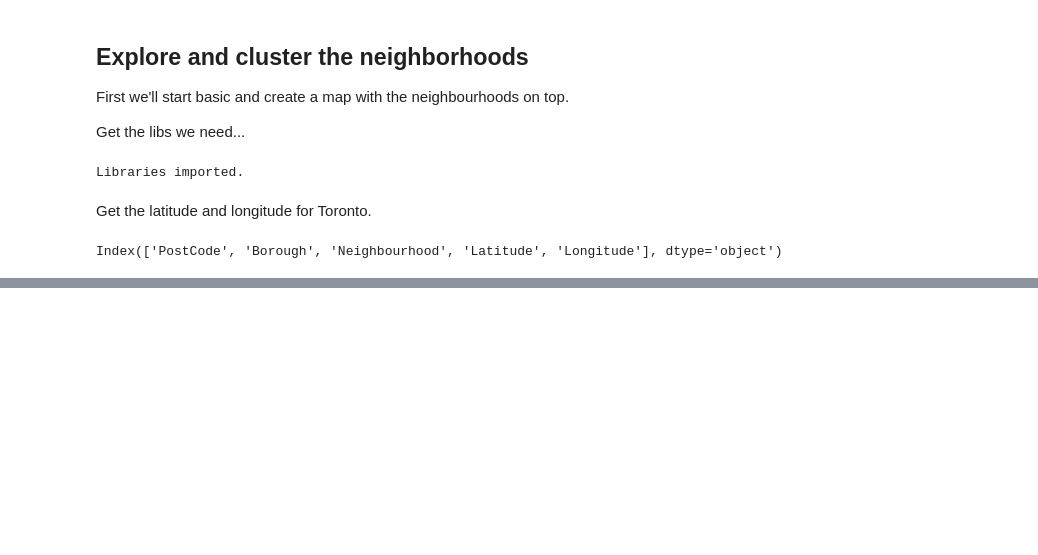
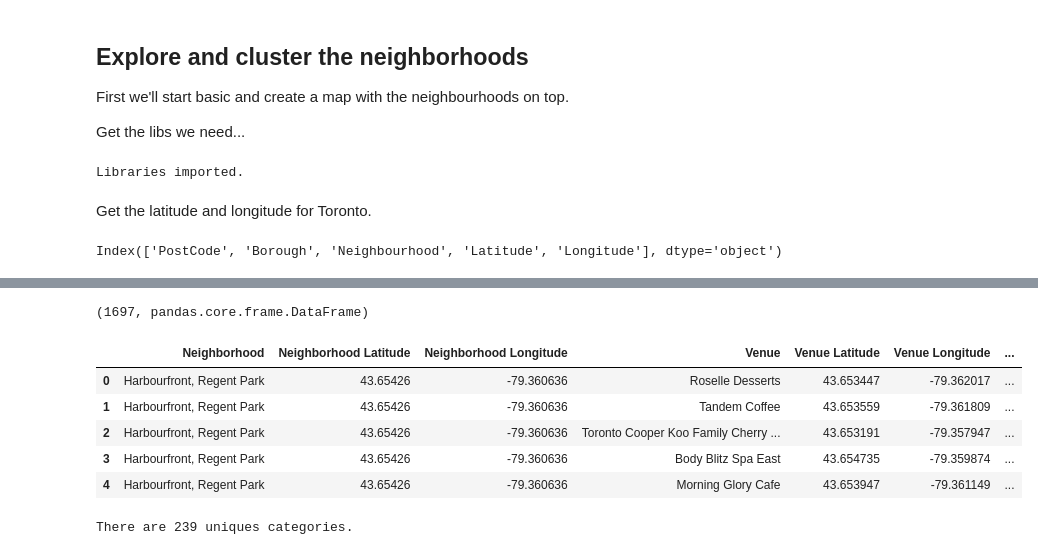
Before and after one commit to simongarisch/Coursera_Capstone, a Jupyter notebook: Segmenting and Clustering Neighborhoods in Toronto.ipynb, the cells around one changed output, grey strips where cells are left out. Drawn from its saved outputs; the diff is of its cells as text; code cells hidden in the pictures; blank space fills up the shorter version.

```diff
--- a/Segmenting and Clustering Neighborhoods in Toronto.ipynb
+++ b/Segmenting and Clustering Neighborhoods in Toronto.ipynb
@@ -270,0 +317,18 @@ map_toronto
+# %%
+map_toronto = folium.Map(location=[tlat, tlng], zoom_start=10)
+
+# add markers to map
+for lat, lng, borough, neighborhood in zip(dff['Latitude'], dff['Longitude'], dff['Borough'], dff['Neighbourhood']):
+    label = '{}, {}'.format(neighborhood, borough)
+    label = folium.Popup(label, parse_html=True)
+    folium.CircleMarker(
+        [lat, lng],
+        radius=5,
+        popup=label,
+        color='blue',
+        fill=True,
+        fill_color='#3186cc',
+        fill_opacity=0.7,
+        parse_html=False).add_to(map_toronto)
+
+map_toronto
@@ -270,0 +340,13 @@ map_toronto
+# %%
+def make_venues_url(lat, lng, radius=100, limit=500):
+    url = "https://api.foursquare.com/v2/venues/explore?" \
+        + "client_id={}".format(CLIENT_ID) \
+        + "&client_secret={}".format(CLIENT_SECRET) \
+        + "&v={}".format(VERSION) \
+        + "&ll={},{}".format(lat, lng) \
+        + "&radius={}".format(radius) \
+        + "&limit={}".format(limit)
+    return url
+
+url = make_venues_url(lats[0], lngs[0])
+url
@@ -270,0 +424,4 @@ map_toronto
+# %%
+toronto_venues = getNearbyVenues(names=dff['Neighbourhood'],
+                                 latitudes=dff['Latitude'],
+                                 longitudes=dff['Longitude'])
@@ -270,0 +446,17 @@ map_toronto
+# %%
+len(toronto_venues), type(toronto_venues)
+# %% [output]
+(1697, pandas.core.frame.DataFrame)
+# %%
+toronto_venues.head()
+# %% [output]
+|  | Neighborhood | Neighborhood Latitude | Neighborhood Longitude | Venue | Venue Latitude | Venue Longitude | ... |
+| 0 | Harbourfront, Regent Park | 43.65426 | -79.360636 | Roselle Desserts | 43.653447 | -79.362017 | ... |
+| 1 | Harbourfront, Regent Park | 43.65426 | -79.360636 | Tandem Coffee | 43.653559 | -79.361809 | ... |
+| 2 | Harbourfront, Regent Park | 43.65426 | -79.360636 | Toronto Cooper Koo Family Cherry ... | 43.653191 | -79.357947 | ... |
+| 3 | Harbourfront, Regent Park | 43.65426 | -79.360636 | Body Blitz Spa East | 43.654735 | -79.359874 | ... |
+| 4 | Harbourfront, Regent Park | 43.65426 | -79.360636 | Morning Glory Cafe | 43.653947 | -79.361149 | ... |
+# %%
+print('There are {} uniques categories.'.format(len(toronto_venues['Venue Category'].unique())))
+# %% [output]
+There are 239 uniques categories.
```
Also changed, not shown: parts of 43 cells of this notebook.
